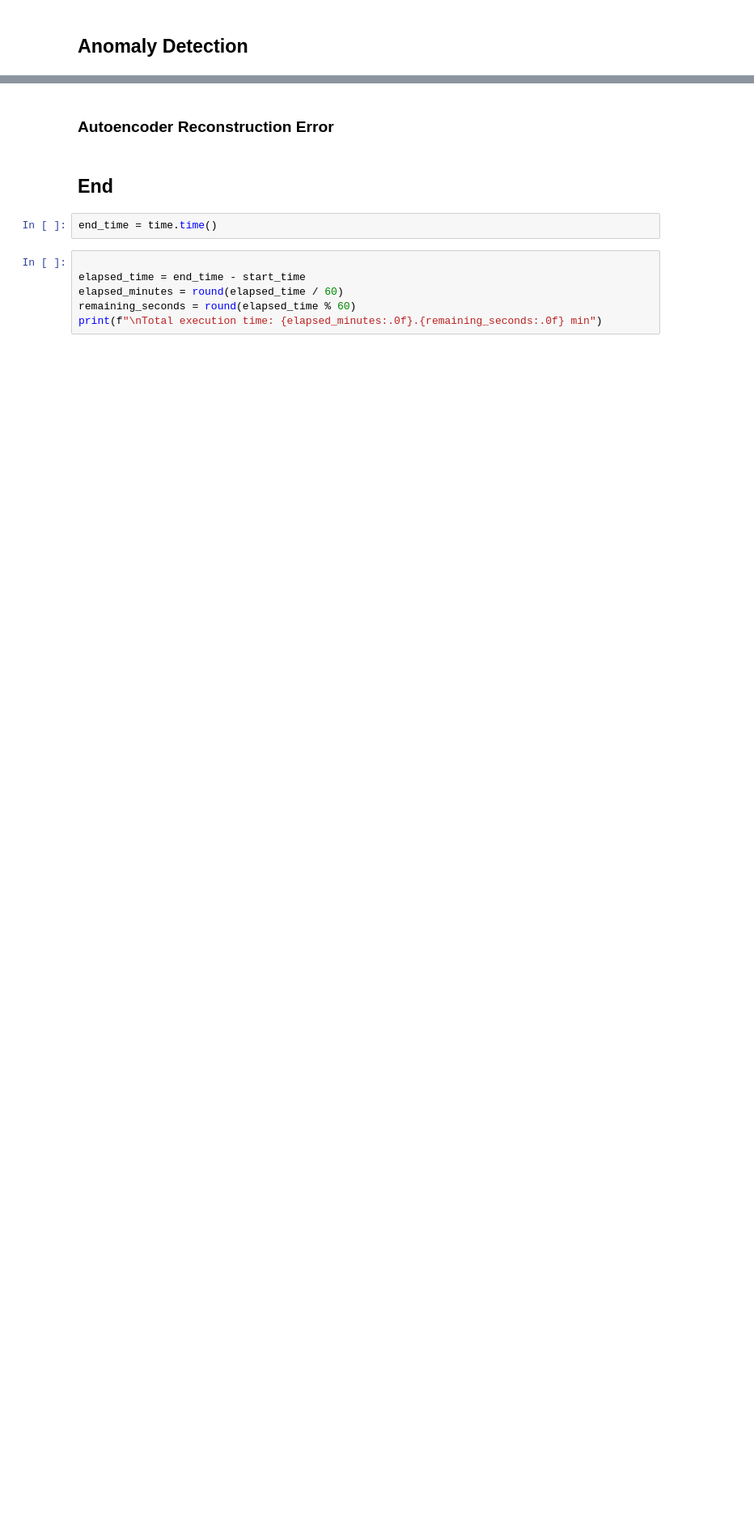
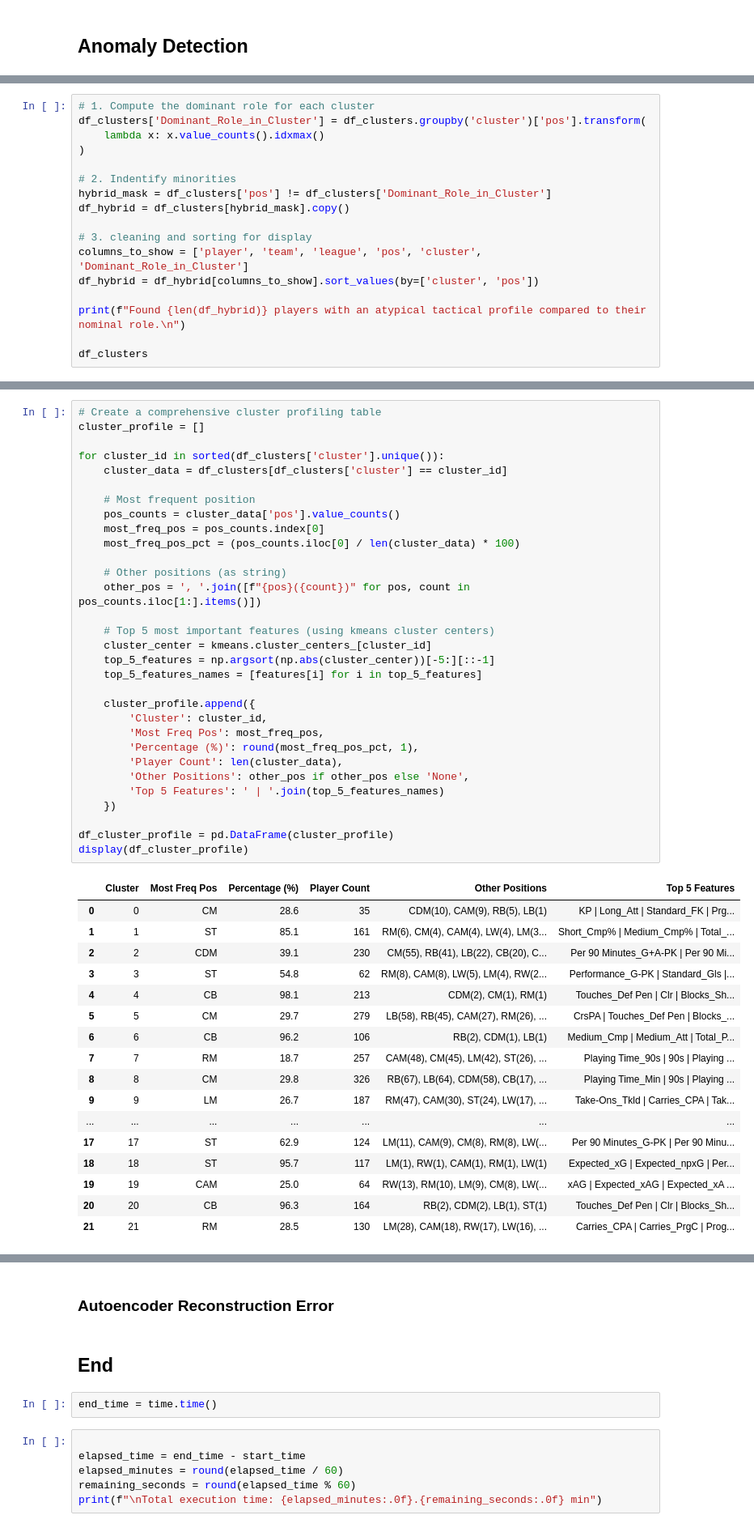
Before and after one commit to andreamurari/DataDriven_Soccer_Scouting, a Jupyter notebook: DataDriven_Soccer_Scouting.ipynb, the cells around one changed output, grey strips where cells are left out. Shown at 81% size. Cells and saved outputs as stored; diff of their text form; blank space fills up the shorter version.

```diff
--- a/DataDriven_Soccer_Scouting.ipynb
+++ b/DataDriven_Soccer_Scouting.ipynb
@@ -1108,0 +923,17 @@ Name: count, dtype: int64
+# %%
+# 1. Compute the dominant role for each cluster
+df_clusters['Dominant_Role_in_Cluster'] = df_clusters.groupby('cluster')['pos'].transform(
+    lambda x: x.value_counts().idxmax()
+)
+
+# 2. Indentify minorities
+hybrid_mask = df_clusters['pos'] != df_clusters['Dominant_Role_in_Cluster']
+df_hybrid = df_clusters[hybrid_mask].copy()
+
+# 3. cleaning and sorting for display
+columns_to_show = ['player', 'team', 'league', 'pos', 'cluster', 'Dominant_Role_in_Cluster']
+df_hybrid = df_hybrid[columns_to_show].sort_values(by=['cluster', 'pos'])
+
+print(f"Found {len(df_hybrid)} players with an atypical tactical profile compared to their nominal role.\n")
+
+df_clusters
@@ -1108,0 +955,49 @@ Name: count, dtype: int64
+# %%
+# Create a comprehensive cluster profiling table
+cluster_profile = []
+
+for cluster_id in sorted(df_clusters['cluster'].unique()):
+    cluster_data = df_clusters[df_clusters['cluster'] == cluster_id]
+
+    # Most frequent position
+    pos_counts = cluster_data['pos'].value_counts()
+    most_freq_pos = pos_counts.index[0]
+    most_freq_pos_pct = (pos_counts.iloc[0] / len(cluster_data) * 100)
+
+    # Other positions (as string)
+    other_pos = ', '.join([f"{pos}({count})" for pos, count in pos_counts.iloc[1:].items()])
+
+    # Top 5 most important features (using kmeans cluster centers)
+    cluster_center = kmeans.cluster_centers_[cluster_id]
+    top_5_features = np.argsort(np.abs(cluster_center))[-5:][::-1]
+    top_5_features_names = [features[i] for i in top_5_features]
+
+    cluster_profile.append({
+        'Cluster': cluster_id,
+        'Most Freq Pos': most_freq_pos,
+        'Percentage (%)': round(most_freq_pos_pct, 1),
+        'Player Count': len(cluster_data),
+        'Other Positions': other_pos if other_pos else 'None',
+        'Top 5 Features': ' | '.join(top_5_features_names)
+    })
+
+df_cluster_profile = pd.DataFrame(cluster_profile)
+display(df_cluster_profile)
+# %% [output]
+|  | Cluster | Most Freq Pos | Percentage (%) | Player Count | Other Positions | Top 5 Features |
+| 0 | 0 | CM | 28.6 | 35 | CDM(10), CAM(9), RB(5), LB(1) | KP | Long_Att | Standard_FK | Prg... |
+| 1 | 1 | ST | 85.1 | 161 | RM(6), CM(4), CAM(4), LW(4), LM(3... | Short_Cmp% | Medium_Cmp% | Total_... |
+| 2 | 2 | CDM | 39.1 | 230 | CM(55), RB(41), LB(22), CB(20), C... | Per 90 Minutes_G+A-PK | Per 90 Mi... |
+| 3 | 3 | ST | 54.8 | 62 | RM(8), CAM(8), LW(5), LM(4), RW(2... | Performance_G-PK | Standard_Gls |... |
+| 4 | 4 | CB | 98.1 | 213 | CDM(2), CM(1), RM(1) | Touches_Def Pen | Clr | Blocks_Sh... |
+| 5 | 5 | CM | 29.7 | 279 | LB(58), RB(45), CAM(27), RM(26), ... | CrsPA | Touches_Def Pen | Blocks_... |
+| 6 | 6 | CB | 96.2 | 106 | RB(2), CDM(1), LB(1) | Medium_Cmp | Medium_Att | Total_P... |
+| 7 | 7 | RM | 18.7 | 257 | CAM(48), CM(45), LM(42), ST(26), ... | Playing Time_90s | 90s | Playing ... |
+| 8 | 8 | CM | 29.8 | 326 | RB(67), LB(64), CDM(58), CB(17), ... | Playing Time_Min | 90s | Playing ... |
+| 9 | 9 | LM | 26.7 | 187 | RM(47), CAM(30), ST(24), LW(17), ... | Take-Ons_Tkld | Carries_CPA | Tak... |
+| ... | ... | ... | ... | ... | ... | ... |
+| 17 | 17 | ST | 62.9 | 124 | LM(11), CAM(9), CM(8), RM(8), LW(... | Per 90 Minutes_G-PK | Per 90 Minu... |
+| 18 | 18 | ST | 95.7 | 117 | LM(1), RW(1), CAM(1), RM(1), LW(1) | Expected_xG | Expected_npxG | Per... |
+| 19 | 19 | CAM | 25.0 | 64 | RW(13), RM(10), LM(9), CM(8), LW(... | xAG | Expected_xAG | Expected_xA ... |
+| 20 | 20 | CB | 96.3 | 164 | RB(2), CDM(2), LB(1), ST(1) | Touches_Def Pen | Clr | Blocks_Sh... |
+| 21 | 21 | RM | 28.5 | 130 | LM(28), CAM(18), RW(17), LW(16), ... | Carries_CPA | Carries_PrgC | Prog... |
```
Also changed, not shown: parts of 19 cells of this notebook.
